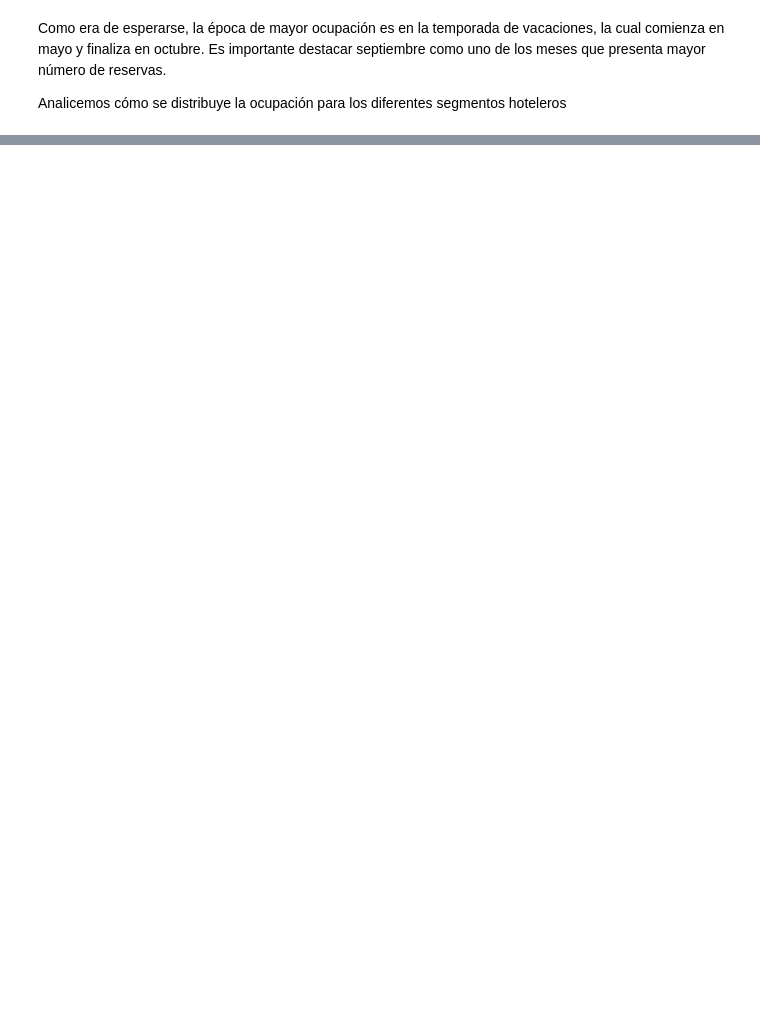
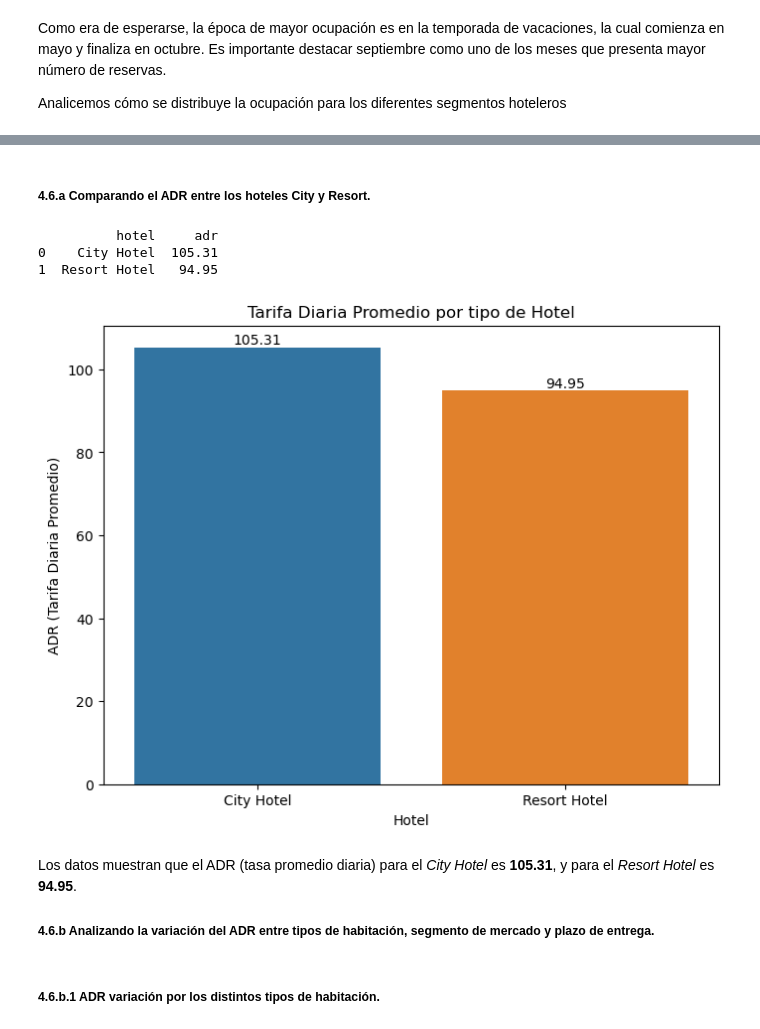
Before and after one commit to nachogalasso/da_python, a Jupyter notebook: hotel_bookings/hb_analysis_esp.ipynb, the cells around one changed output, grey strips where cells are left out. Drawn from its saved outputs; the diff is of its cells as text; code cells hidden in the pictures; blank space fills up the shorter version.

```diff
--- a/hotel_bookings/hb_analysis_esp.ipynb
+++ b/hotel_bookings/hb_analysis_esp.ipynb
@@ -1051,0 +744,30 @@ Name: country, dtype: int64
+# %% [markdown]
+##### 4.6.a Comparando el ADR entre los hoteles City y Resort.
+# %%
+# Agrupando los datos por hotel
+mean_Adr = df_revAdr.groupby('hotel')['adr'].mean().round(2).reset_index()
+
+print(mean_Adr)
+# %% [output]
+          hotel     adr
+0    City Hotel  105.31
+1  Resort Hotel   94.95
+# %%
+# Visualizando los datos con un gráfico bar
+plt.figure(figsize=(8, 6))
+
+# Creating the plot
+ax = sns.barplot(x='hotel', y='adr', data=mean_Adr)
+ax.bar_label(ax.containers[0], fontsize=10)
+plt.title('Tarifa Diaria Promedio por tipo de Hotel')
+plt.xlabel('Hotel')
+plt.ylabel('ADR (Tarifa Diaria Promedio)')
+plt.show()
+# %% [output]
+[figure, added]
+# %% [markdown]
+<p>Los datos muestran que el ADR (tasa promedio diaria) para el <i>City Hotel</i> es <b>105.31</b>, y para el <i>Resort Hotel</i> es <b>94.95</b>.</p>
+
+##### 4.6.b Analizando la variación del ADR entre tipos de habitación, segmento de mercado y plazo de entrega.
+# %% [markdown]
+##### 4.6.b.1 ADR variación por los distintos tipos de habitación.
```
Also changed, not shown: parts of 83 cells of this notebook.
